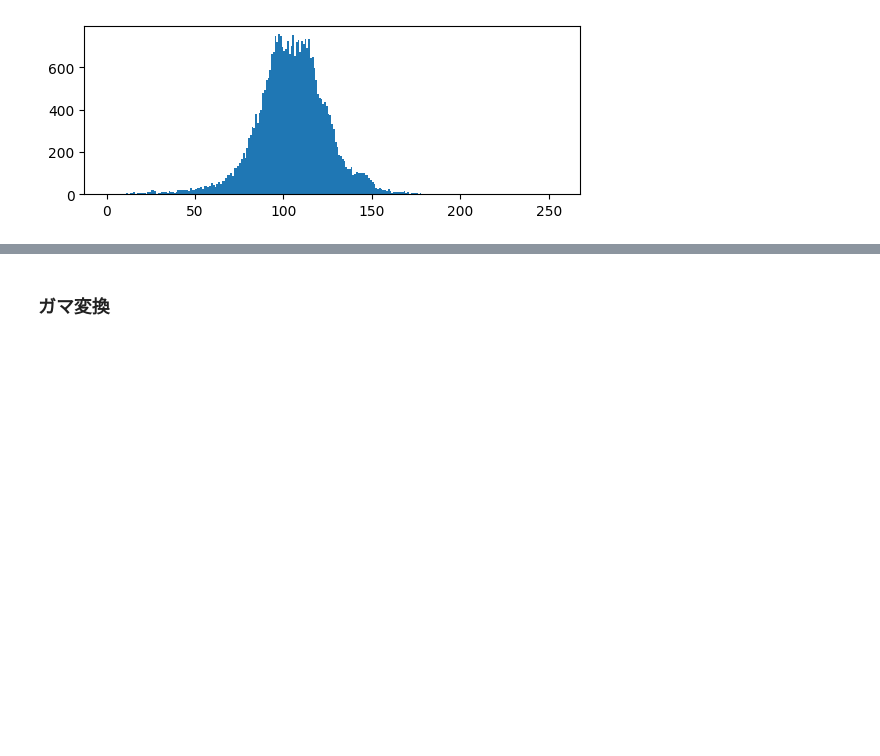
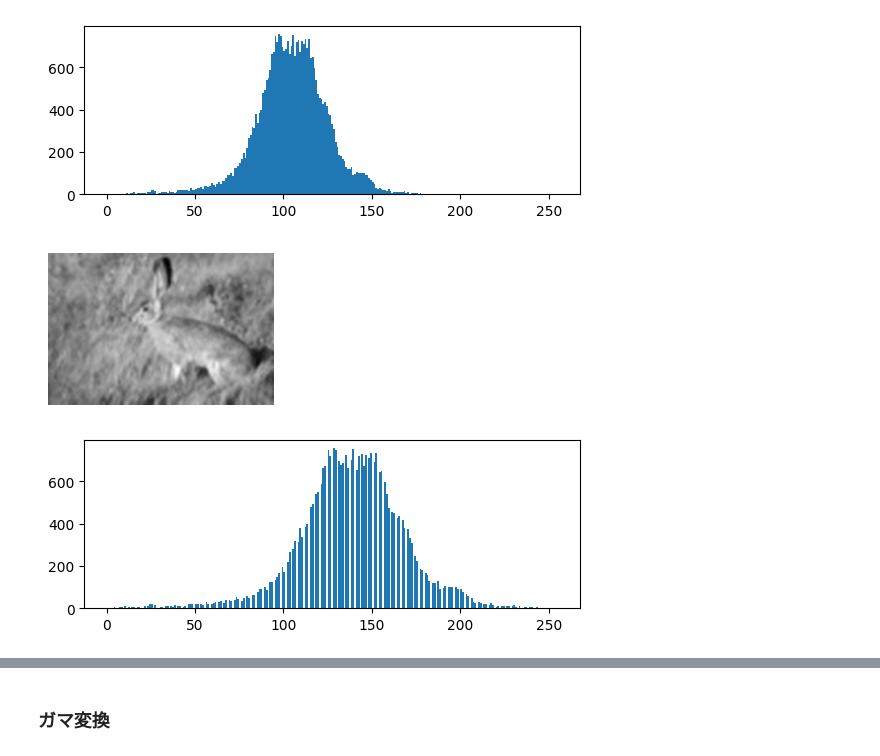
Before and after one commit to n-eisei/image-engineering, a Jupyter notebook: 5-binaryimg/binaryimage.ipynb, the cells around one changed output, grey strips where cells are left out. Drawn from its saved outputs; the diff is of its cells as text; code cells hidden in the pictures; blank space fills up the shorter version.

```diff
--- a/5-binaryimg/binaryimage.ipynb
+++ b/5-binaryimg/binaryimage.ipynb
@@ -42,4 +44,13 @@ histogram(a,256,2,1,1)
 # %% [output]
 [figure]
 [figure]
+# %%
+#画像の画素値を[0,255]の範囲に変換
+
+b = ((a - a.min()) / (a.max()-a.min())) * 255
+display(b)
+histogram(b,256,2,1,1)
+# %% [output]
+[figure, added]
+[figure, added]
 # %%
```
Also changed, not shown: parts of 3 cells of this notebook.
